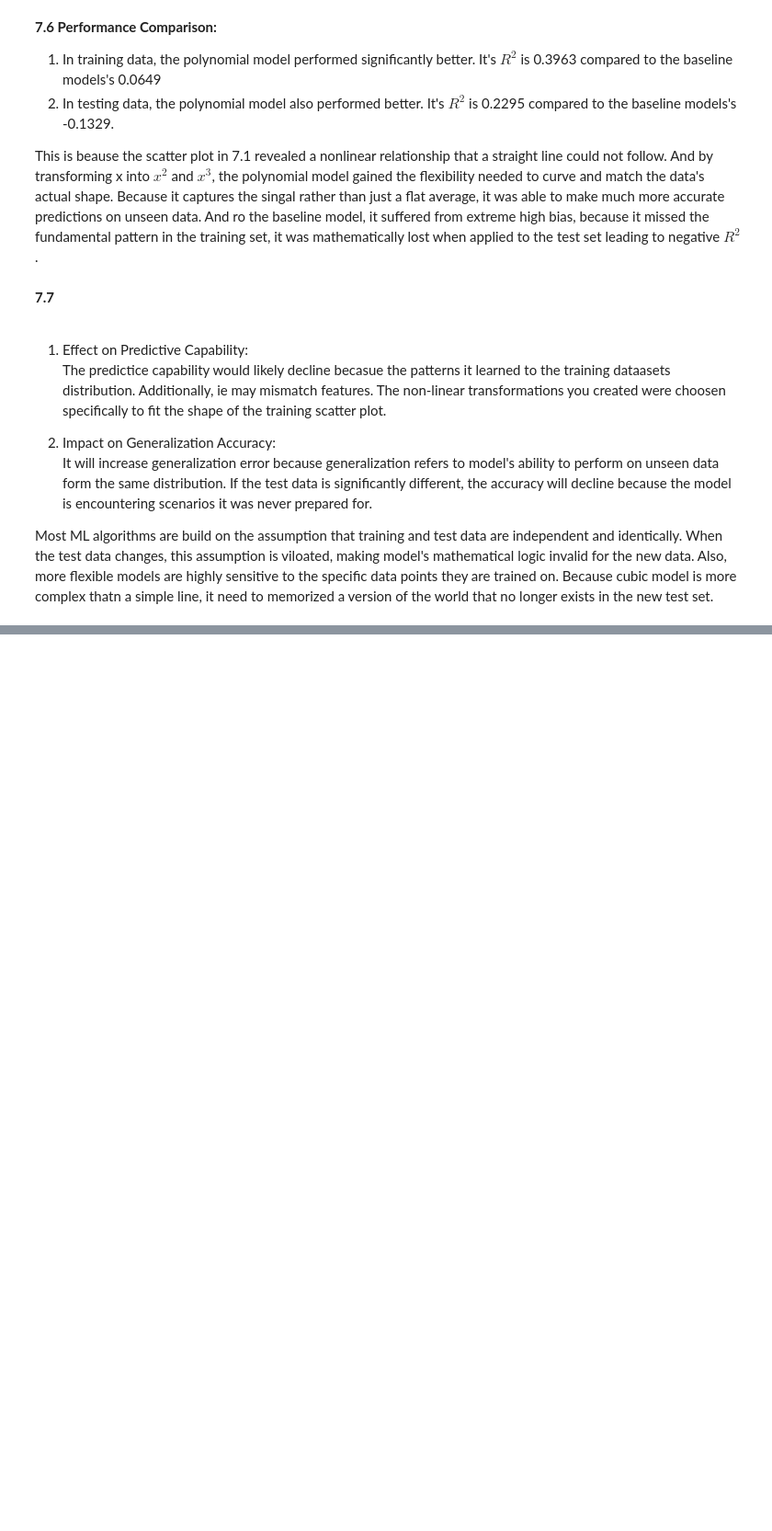
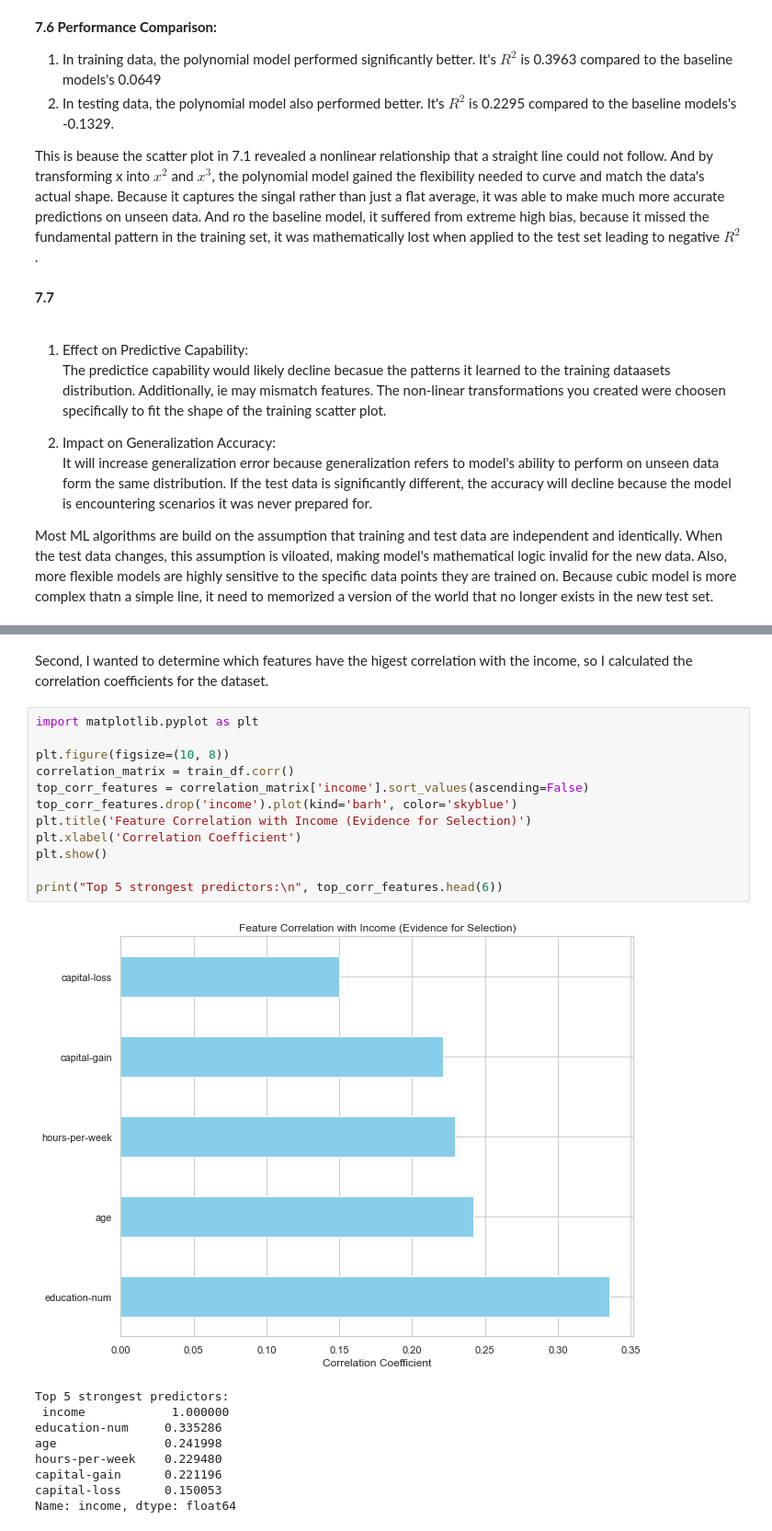
Before and after one commit to edwall201/Machine-Learning-26-Spring, a Jupyter notebook: assign2/assign2.ipynb, the cells around one changed output, grey strips where cells are left out. Shown at 92% size. Drawn from its saved outputs; the diff is of its cells as text; blank space fills up the shorter version.

```diff
--- a/assign2/assign2.ipynb
+++ b/assign2/assign2.ipynb
@@ -541,0 +594,24 @@ Most ML algorithms are build on the assumption that training and test data are i
+# %% [markdown]
+Second, I wanted to determine which features have the higest correlation with the income, so I calculated the correlation coefficients for the dataset.
+# %%
+import matplotlib.pyplot as plt
+
+plt.figure(figsize=(10, 8))
+correlation_matrix = train_df.corr()
+top_corr_features = correlation_matrix['income'].sort_values(ascending=False)
+top_corr_features.drop('income').plot(kind='barh', color='skyblue')
+plt.title('Feature Correlation with Income (Evidence for Selection)')
+plt.xlabel('Correlation Coefficient')
+plt.show()
+
+print("Top 5 strongest predictors:\n", top_corr_features.head(6))
+# %% [output]
+[figure, added]
+Top 5 strongest predictors:
+ income            1.000000
+education-num     0.335286
+age               0.241998
+hours-per-week    0.229480
+capital-gain      0.221196
+capital-loss      0.150053
+Name: income, dtype: float64
```
Also changed, not shown: parts of 17 cells of this notebook, 3 other files.
